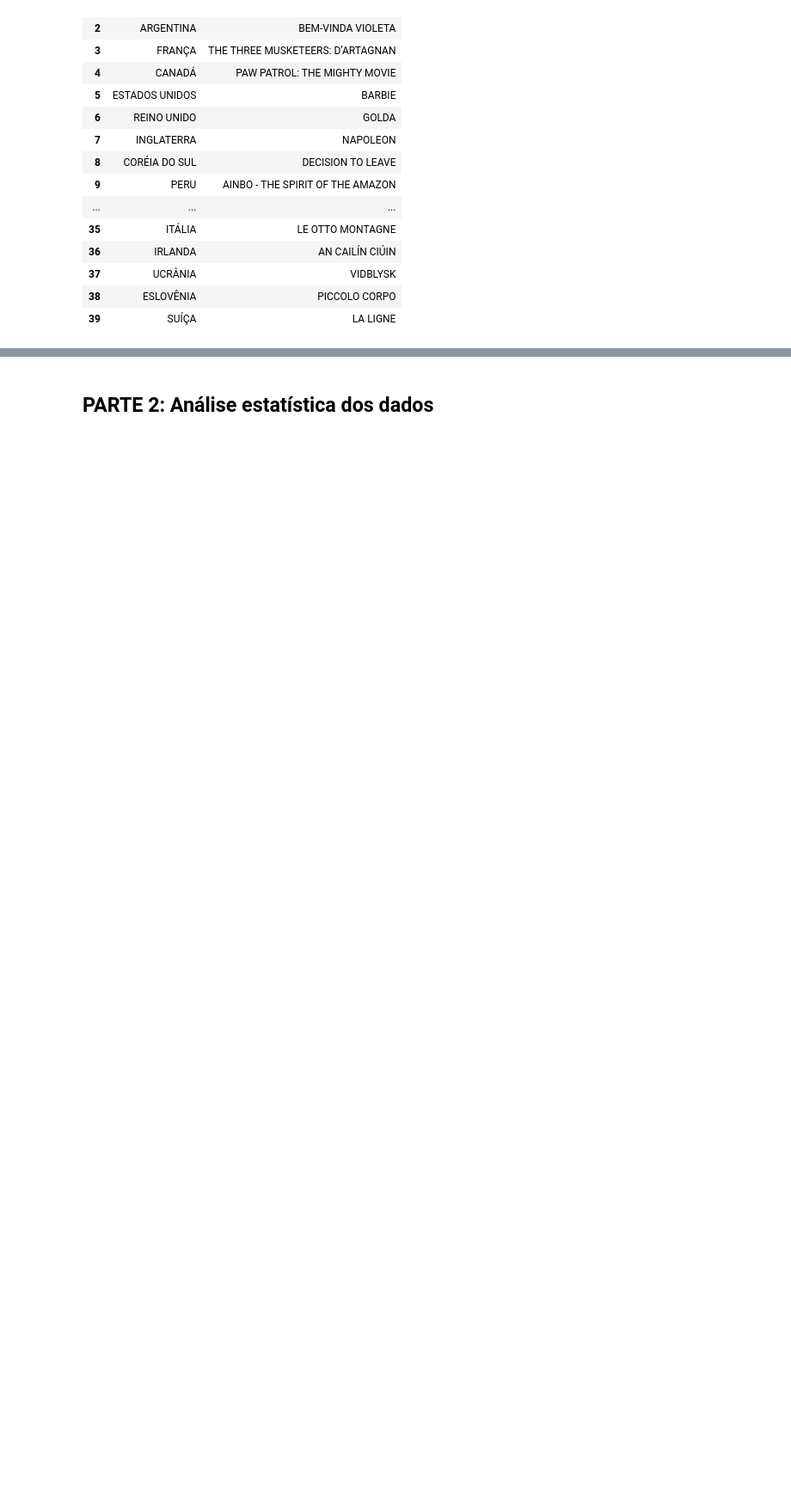
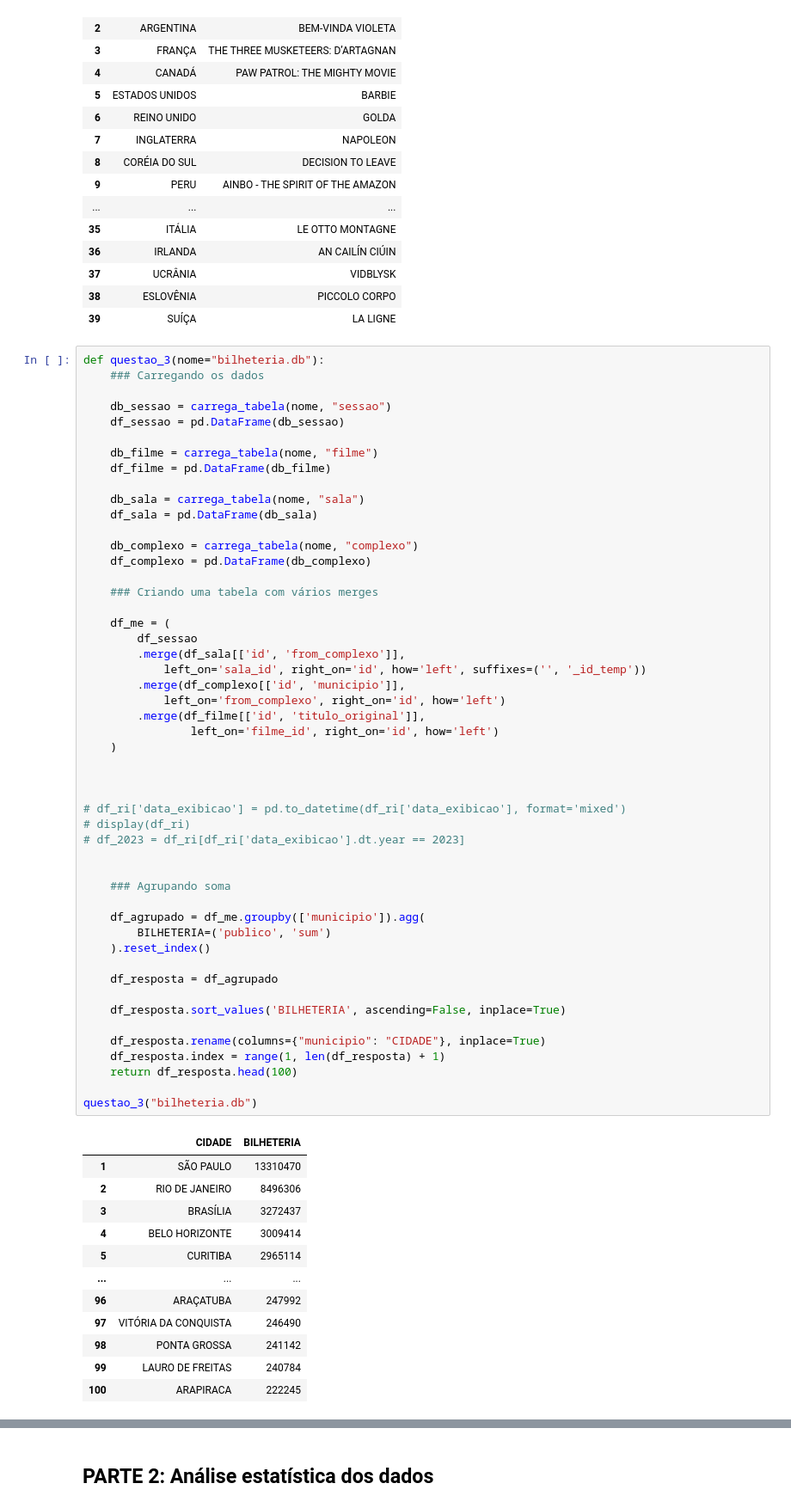
Before and after one commit to Diowgo/trabalho-a2-flavio, a Jupyter notebook: A2.ipynb, the cells around one changed output, grey strips where cells are left out. Shown at 86% size. Drawn from its saved outputs; the diff is of its cells as text; blank space fills up the shorter version.

```diff
--- a/A2.ipynb
+++ b/A2.ipynb
@@ -146,3 +173,66 @@ display(df_bilheteria_paises)
 | 37 | UCRÂNIA | VIDBLYSK |
 | 38 | ESLOVÊNIA | PICCOLO CORPO |
 | 39 | SUÍÇA | LA LIGNE |
+# %%
+def questao_3(nome="bilheteria.db"):
+    ### Carregando os dados
+
+    db_sessao = carrega_tabela(nome, "sessao")
+    df_sessao = pd.DataFrame(db_sessao)
+
+    db_filme = carrega_tabela(nome, "filme")
+    df_filme = pd.DataFrame(db_filme)
+
+    db_sala = carrega_tabela(nome, "sala")
+    df_sala = pd.DataFrame(db_sala)
+
+    db_complexo = carrega_tabela(nome, "complexo")
+    df_complexo = pd.DataFrame(db_complexo)
+
+    ### Criando uma tabela com vários merges
+
+    df_me = (
+        df_sessao
+        .merge(df_sala[['id', 'from_complexo']],
+            left_on='sala_id', right_on='id', how='left', suffixes=('', '_id_temp'))
+        .merge(df_complexo[['id', 'municipio']],
+            left_on='from_complexo', right_on='id', how='left')
+        .merge(df_filme[['id', 'titulo_original']],
+                left_on='filme_id', right_on='id', how='left')
+    )
+
+
+
+# df_ri['data_exibicao'] = pd.to_datetime(df_ri['data_exibicao'], format='mixed')
+# display(df_ri)
+# df_2023 = df_ri[df_ri['data_exibicao'].dt.year == 2023]
+
+
+    ### Agrupando soma
+
+    df_agrupado = df_me.groupby(['municipio']).agg(
+        BILHETERIA=('publico', 'sum')
+    ).reset_index()
+
+    df_resposta = df_agrupado
+
+    df_resposta.sort_values('BILHETERIA', ascending=False, inplace=True)
+
+    df_resposta.rename(columns={"municipio": "CIDADE"}, inplace=True)
+    df_resposta.index = range(1, len(df_resposta) + 1)
+    return df_resposta.head(100)
+
+questao_3("bilheteria.db")
+# %% [output]
+|  | CIDADE | BILHETERIA |
+| 1 | SÃO PAULO | 13310470 |
+| 2 | RIO DE JANEIRO | 8496306 |
+| 3 | BRASÍLIA | 3272437 |
+| 4 | BELO HORIZONTE | 3009414 |
+| 5 | CURITIBA | 2965114 |
+| ... | ... | ... |
+| 96 | ARAÇATUBA | 247992 |
+| 97 | VITÓRIA DA CONQUISTA | 246490 |
+| 98 | PONTA GROSSA | 241142 |
+| 99 | LAURO DE FREITAS | 240784 |
+| 100 | ARAPIRACA | 222245 |
```
Also changed, not shown: parts of 6 cells of this notebook.
